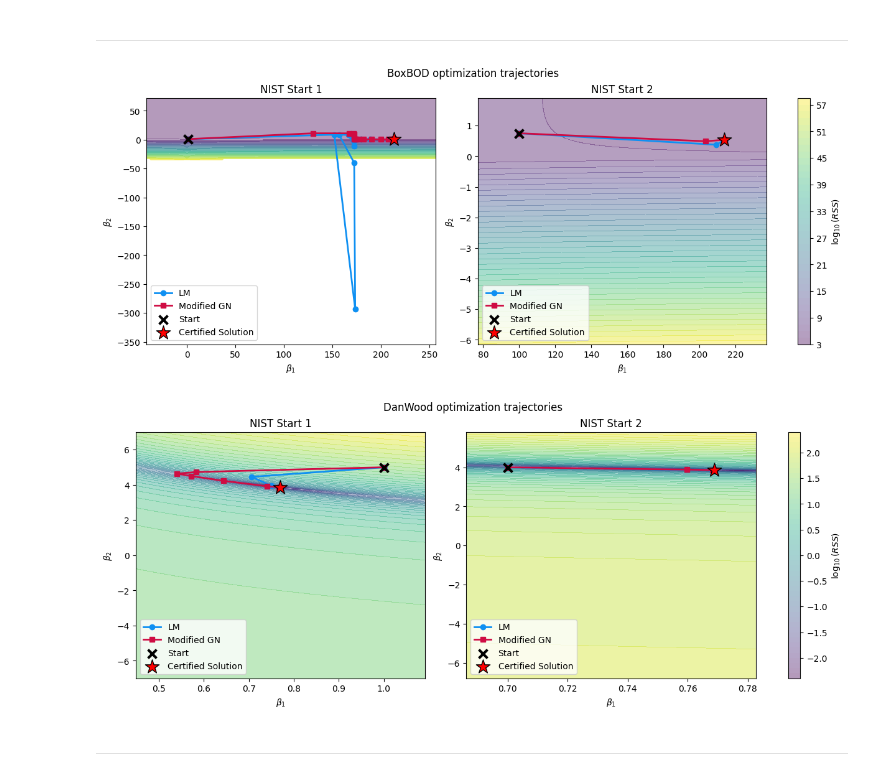
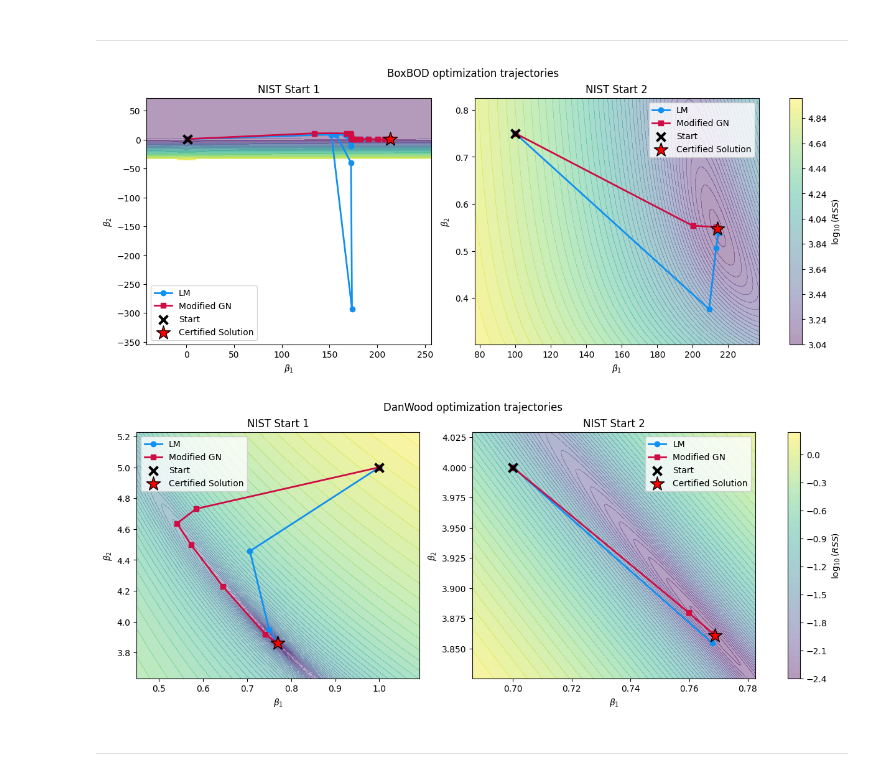
Before and after one commit to kwiatkowskaa/modified-gauss-newton, a Jupyter notebook: notebooks/benchmark_analysis.ipynb, the cells around one changed output. Cells and saved outputs as stored; diff of their text form; code cells hidden in the pictures.

```diff
--- a/notebooks/benchmark_analysis.ipynb
+++ b/notebooks/benchmark_analysis.ipynb
@@ -56,14 +56,14 @@ problems_2d = [p for p in problems if p.n == 2]
 # %%
 trajectory_data = generate_trajectory_data(
     problems_2d
 )
 
 for problem_data in trajectory_data:
 
-    plot_optimizer_paths(problem_data, y_limit=(-5, 5))
+    plot_optimizer_paths(problem_data)
 # %% [output]
-[figure, old version]
+[figure, new version]
-[figure, old version]
+[figure, new version]
 # %% [markdown]
 ---
 # %%
```
Also changed, not shown: parts of 3 cells of this notebook, 1 other file.
